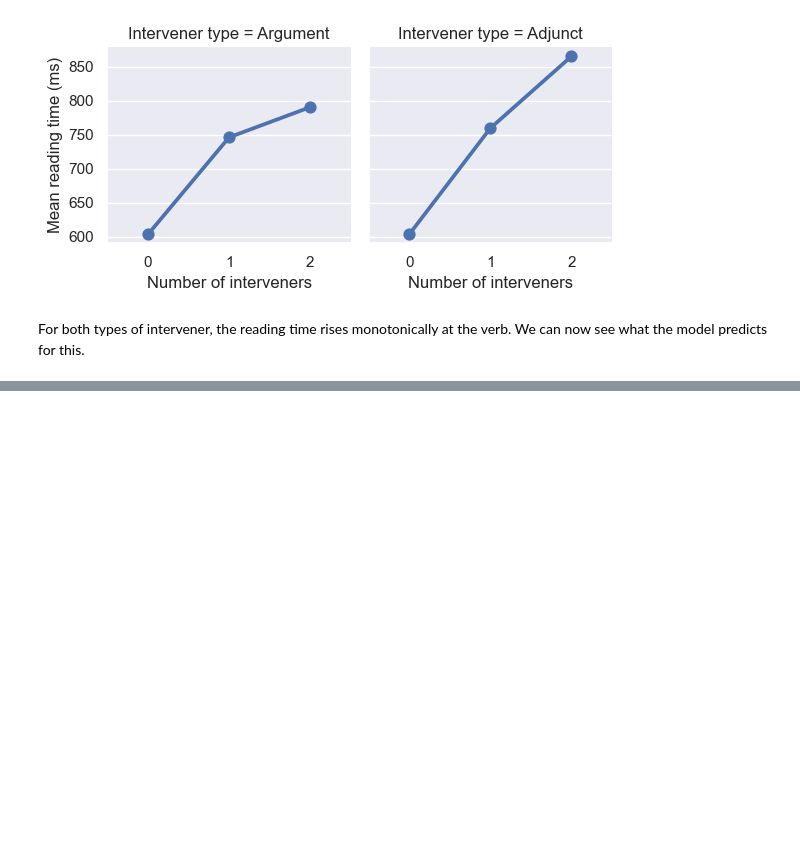
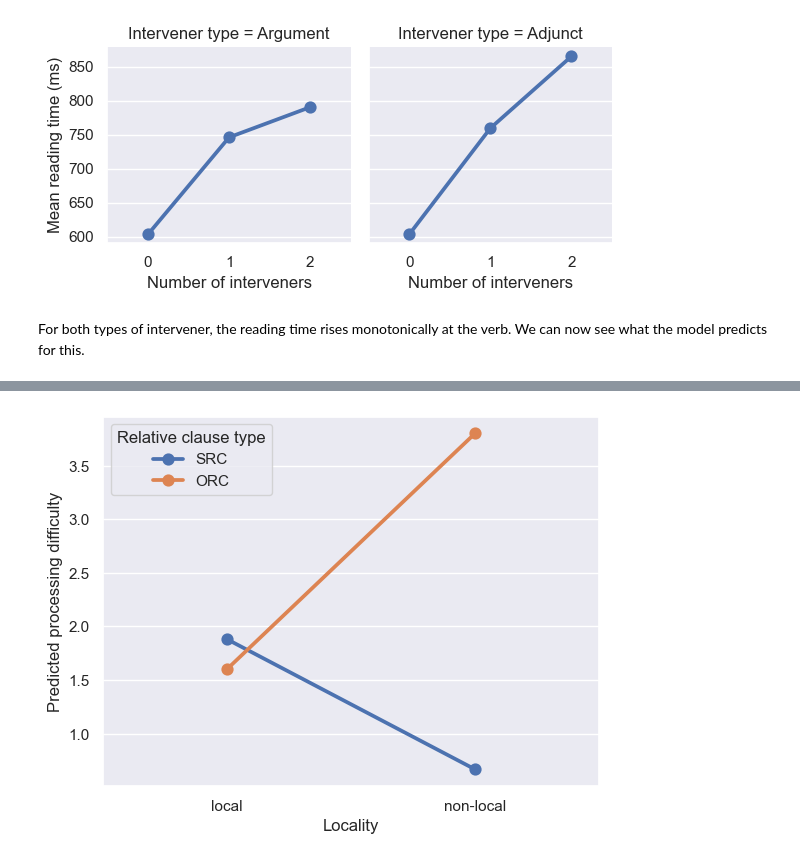
Before and after one commit to johen12/toylossy, a Jupyter notebook: toylossy_demo.ipynb, the cells around one changed output, grey strips where cells are left out. Cells and saved outputs as stored; diff of their text form; code cells hidden in the pictures; blank space fills up the shorter version.

```diff
--- a/toylossy_demo.ipynb
+++ b/toylossy_demo.ipynb
@@ -121,0 +115,12 @@ grid.map(sns.pointplot, "Number of interveners", "Predicted processing difficult
+# %%
+pcfg_hindi = PCFG.fromstring(
+    grammars.gen_hindi_grammar_exp1(
+        p_src = 0.74,
+        p_src_local = 0.01,
+        p_obj_elision = 0.05,
+        p_orc_local = 0.01,
+        p_subj_elision = 0.95
+    )
+)
+
+model_hindi = toylossy.LCModel(pcfg_hindi, del_rate)
@@ -121,0 +142,12 @@ grid.map(sns.pointplot, "Number of interveners", "Predicted processing difficult
+# %%
+src_local = model_hindi.calculate_processing_difficulty("RPErg V".split())
+src_non_local  = model_hindi.calculate_processing_difficulty("RPErg DO V".split())
+
+orc_local = model_hindi.calculate_processing_difficulty("RPAcc V".split())
+orc_non_local  = model_hindi.calculate_processing_difficulty("RPAcc Subj V".split())
+
+sim_husain_exp1_verb = pd.DataFrame({
+    "Predicted processing difficulty": [src_local, src_non_local, orc_local, orc_non_local],
+    "Relative clause type": ["SRC", "SRC", "ORC", "ORC"],
+    "Locality": ["local", "non-local", "local", "non-local"]
+})
@@ -121,0 +172,7 @@ grid.map(sns.pointplot, "Number of interveners", "Predicted processing difficult
+# %%
+sns.pointplot(sim_husain_exp1_verb,
+              x = "Locality",
+              y = "Predicted processing difficulty",
+              hue = "Relative clause type");
+# %% [output]
+[figure, added]
```
Also changed, not shown: parts of 13 cells of this notebook, 3 other files.
